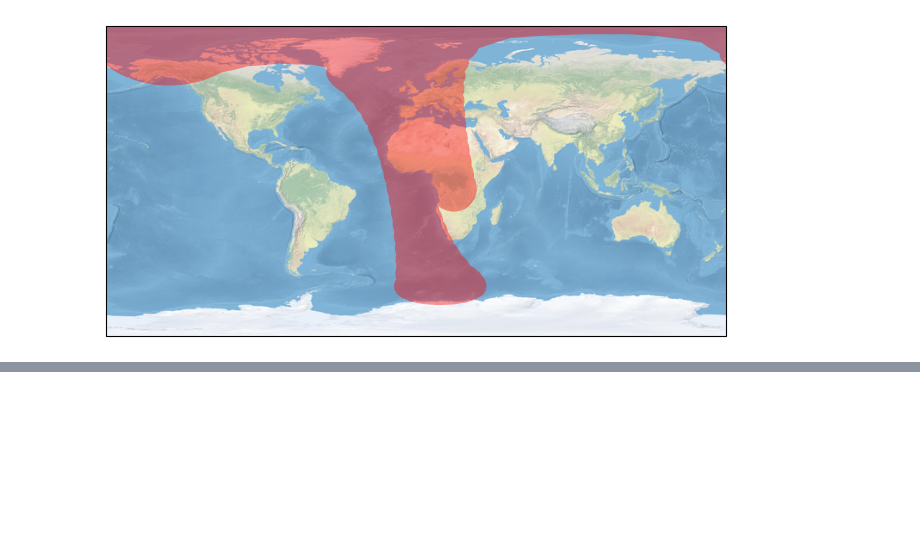
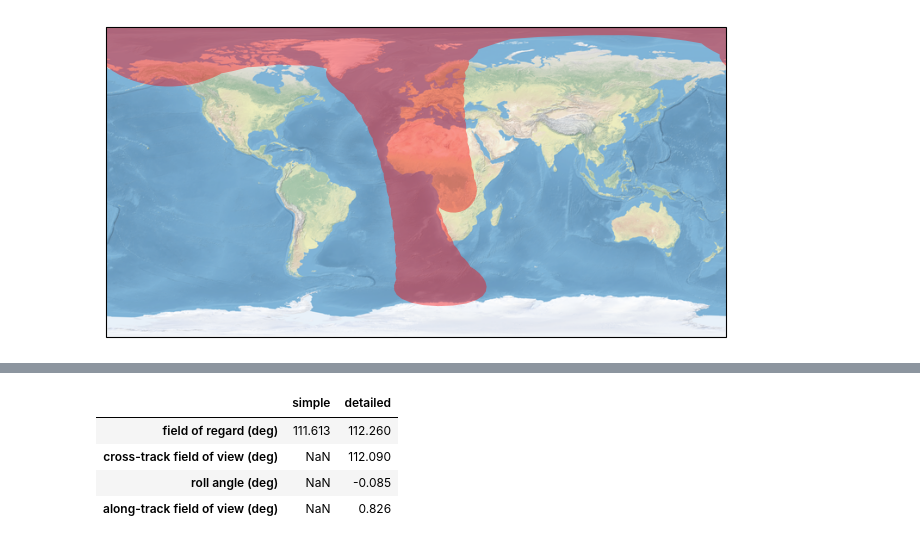
Before and after one commit to code-lab-org/tatc, a Jupyter notebook: docs/examples/CollectOrbitGroundTrack.ipynb, the cells around one changed output, grey strips where cells are left out. Saved outputs shown, nothing was run; the diff lists cells and outputs as text; code cells hidden in the pictures; blank space fills up the shorter version.

```diff
--- a/docs/examples/CollectOrbitGroundTrack.ipynb
+++ b/docs/examples/CollectOrbitGroundTrack.ipynb
@@ -168,0 +178,51 @@ plt.show()
+# %%
+from tatc.schemas import Attitude, PointedInstrument
+from tatc.utils import VelocityFrame, ViewGeometry
+
+SCAN_PERIOD = 1.7864  # seconds per scan
+FIRST_SCAN_ANGLE, LAST_SCAN_ANGLE = (
+    -56.13,
+    55.96,
+)  # outermost samples (deg, positive left)
+
+viirs_detailed = PointedInstrument(
+    name="VIIRS",
+    field_of_regard=2 * max(abs(FIRST_SCAN_ANGLE), abs(LAST_SCAN_ANGLE)),
+    cross_track_field_of_view=LAST_SCAN_ANGLE - FIRST_SCAN_ANGLE,
+    roll_angle=(LAST_SCAN_ANGLE + FIRST_SCAN_ANGLE) / 2,
+    along_track_field_of_view=utils.compute_along_track_field_of_view(
+        noaa20.orbit.get_mean_altitude(), SCAN_PERIOD, noaa20.orbit.get_inclination()
+    ),
+    view_geometry=ViewGeometry.SCAN,
+    is_rectangular=True,
+    req_target_sunlit=True,
+)
+noaa20_detailed = Satellite(
+    name="NOAA 20",
+    orbit=noaa20.orbit,
+    attitude=Attitude(velocity_frame=VelocityFrame.INERTIAL),
+    instruments=[viirs_detailed],
+)
+pd.DataFrame(
+    {
+        "simple": [viirs.field_of_regard, None, None, None],
+        "detailed": [
+            viirs_detailed.field_of_regard,
+            viirs_detailed.cross_track_field_of_view,
+            viirs_detailed.roll_angle,
+            viirs_detailed.along_track_field_of_view,
+        ],
+    },
+    index=[
+        "field of regard (deg)",
+        "cross-track field of view (deg)",
+        "roll angle (deg)",
+        "along-track field of view (deg)",
+    ],
+).round(3)
+# %% [output]
+|  | simple | detailed |
+| field of regard (deg) | 111.613 | 112.260 |
+| cross-track field of view (deg) | NaN | 112.090 |
+| roll angle (deg) | NaN | -0.085 |
+| along-track field of view (deg) | NaN | 0.826 |
```
Also changed, not shown: parts of 8 cells of this notebook, 37 other files.
